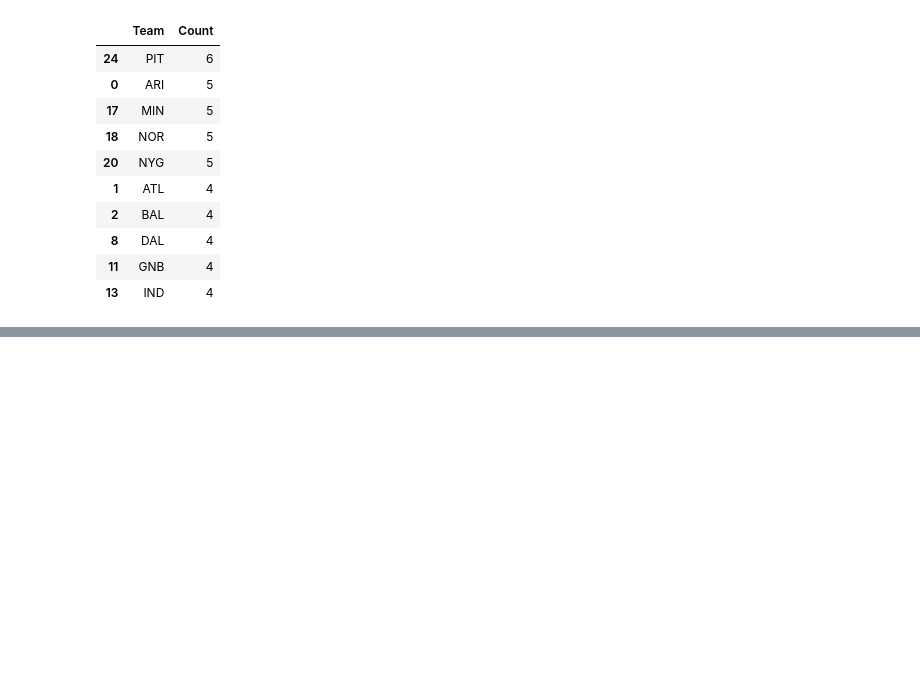
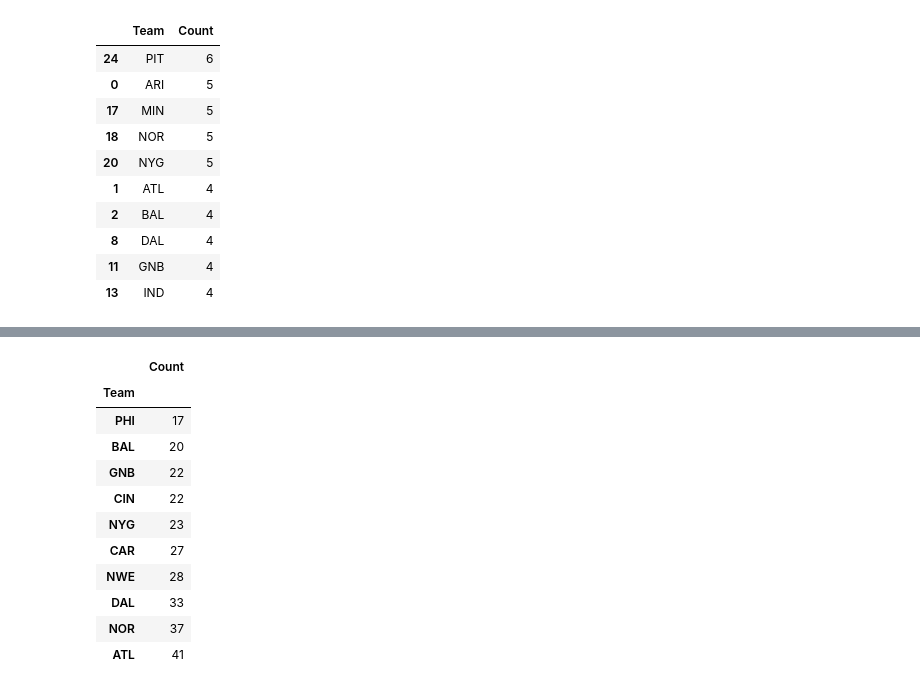
Before and after one commit to Emanuel-Szarek/Coding_for_fun, a Jupyter notebook: NFL Fantasy .ipynb, the cells around one changed output, grey strips where cells are left out. Drawn from its saved outputs; the diff is of its cells as text; code cells hidden in the pictures; blank space fills up the shorter version.

```diff
--- a/NFL Fantasy .ipynb
+++ b/NFL Fantasy .ipynb
@@ -465,0 +478,20 @@ GDY_2019_2009
+# %%
+#How many players came from a team
+Most_Players = GDY_2019_2009.groupby('Team')[['Count']].sum()
+# %%
+Most_Players.sort_values(by="Count").tail(10)
+#Looks like for the past 10 years, from the top 100 fantasy point earners, the falcons produced the
+#top earners with the Saints following closely behind them
+# %% [output]
+|  | Count |
+| Team |  |
+| PHI | 17 |
+| BAL | 20 |
+| GNB | 22 |
+| CIN | 22 |
+| NYG | 23 |
+| CAR | 27 |
+| NWE | 28 |
+| DAL | 33 |
+| NOR | 37 |
+| ATL | 41 |
```
Also changed, not shown: parts of 7 cells of this notebook.
